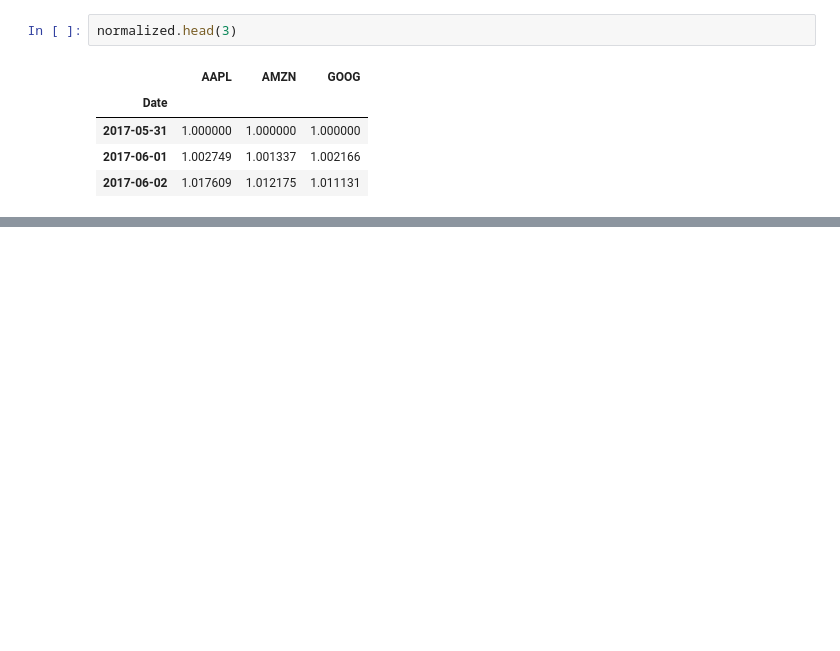
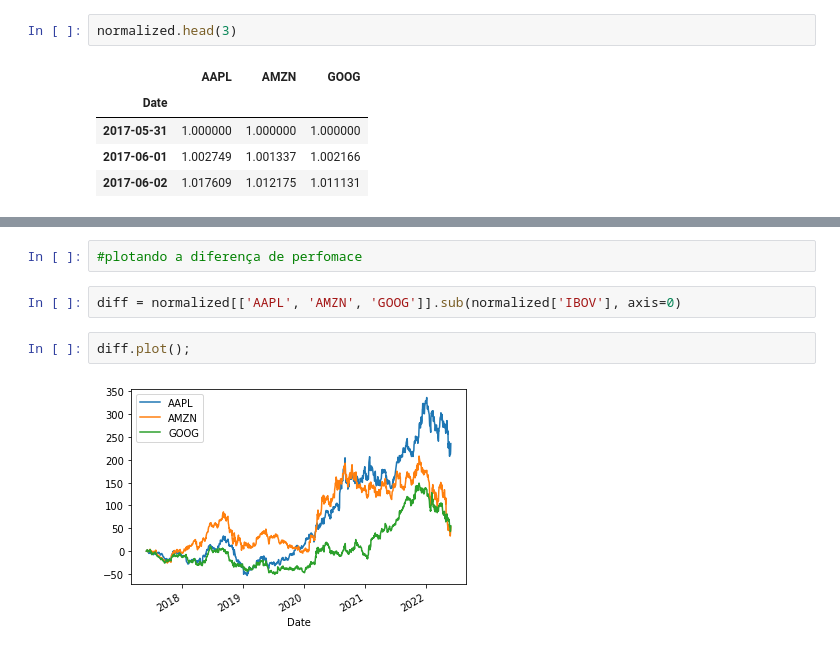
Before and after one commit to caiquemiranda/python-time-series-analysis, a Jupyter notebook: time-series-manipulation/004-manipulating-time-series.ipynb, the cells around one changed output, grey strips where cells are left out. Cells and saved outputs as stored; diff of their text form; blank space fills up the shorter version.

```diff
--- a/time-series-manipulation/004-manipulating-time-series.ipynb
+++ b/time-series-manipulation/004-manipulating-time-series.ipynb
@@ -77,0 +161,8 @@ normalized.head(3)
+# %%
+#plotando a diferença de perfomace
+# %%
+diff = normalized[['AAPL', 'AMZN', 'GOOG']].sub(normalized['IBOV'], axis=0)
+# %%
+diff.plot();
+# %% [output]
+[figure, added]
```
Also changed, not shown: parts of 8 cells of this notebook, 3 other files.
